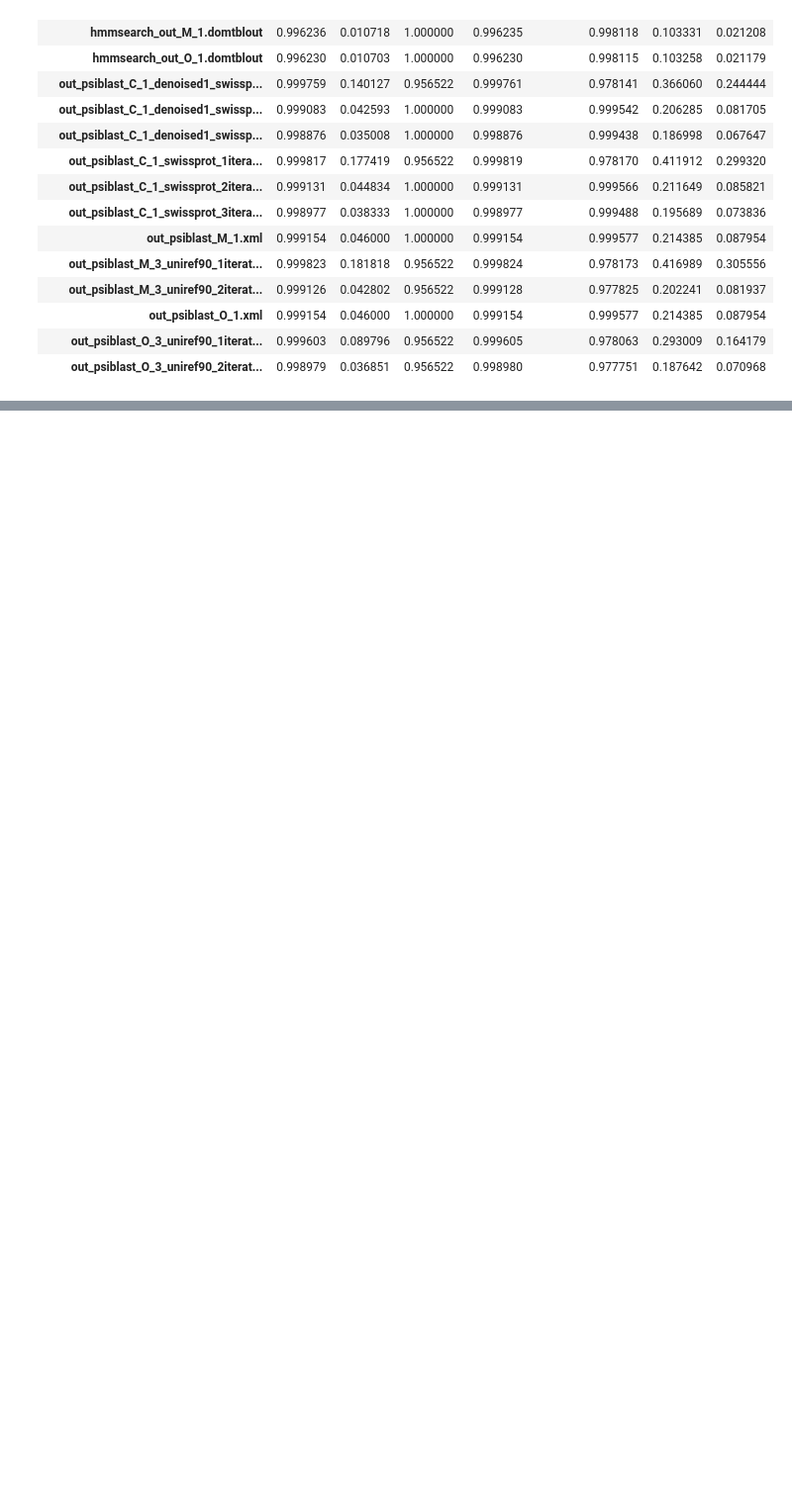
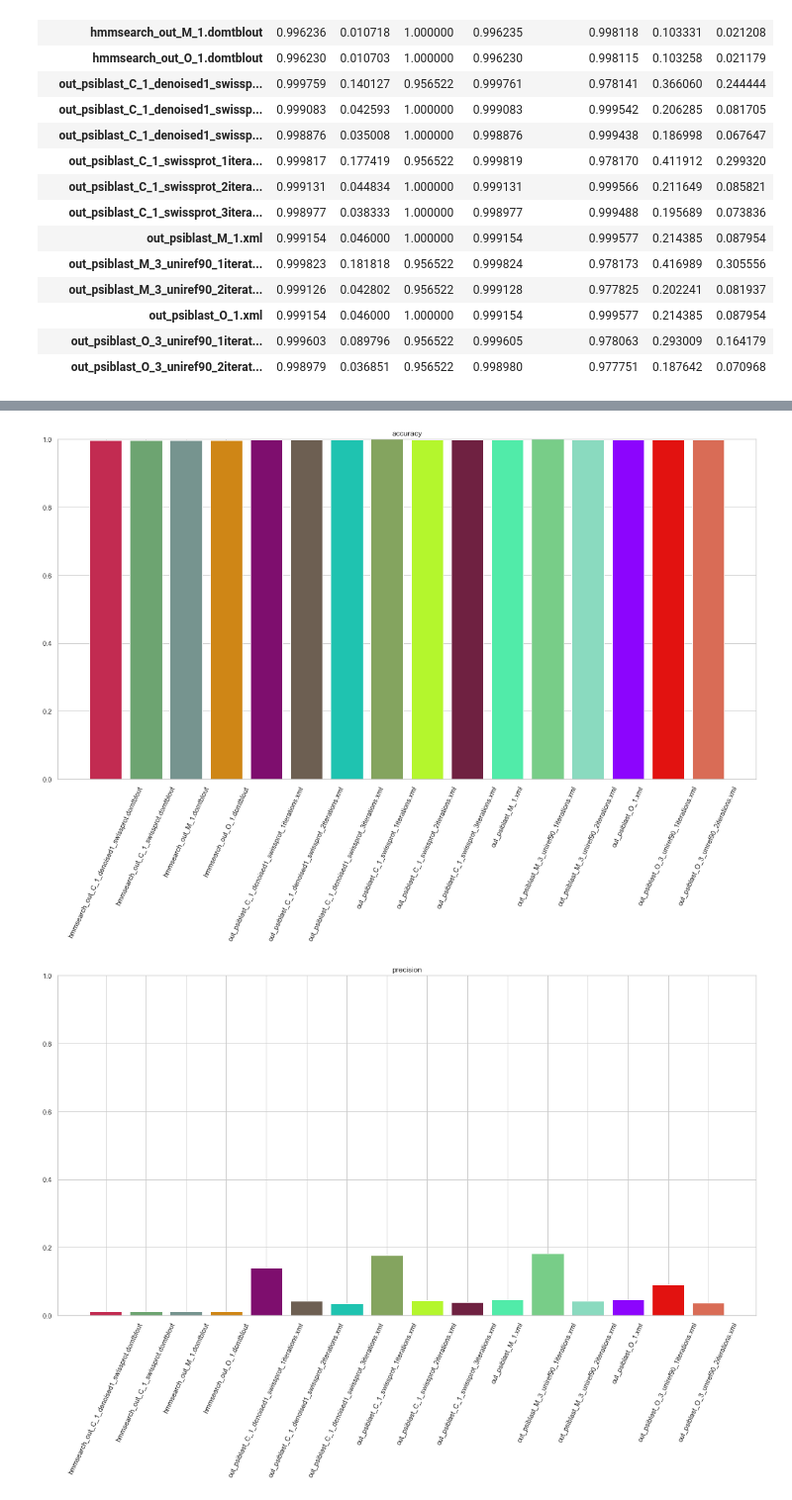
Before and after one commit to AlessandroManente/BD_Project_DS, a Jupyter notebook: Team_1_Project.ipynb, the cells around one changed output, grey strips where cells are left out. Shown at 99% size. Drawn from its saved outputs; the diff is of its cells as text; code cells hidden in the pictures; blank space fills up the shorter version.

Commit message:
Add plots as function

```diff
--- a/Team_1_Project.ipynb
+++ b/Team_1_Project.ipynb
@@ -10,12 +10,6 @@ from bd_addons.interpro_data import *
 from bd_addons.HmmPy import *
 from bd_addons.metrics import *
 from Bio import SearchIO, SeqIO
-import matplotlib.pyplot as plt
-import seaborn as sns
-import numpy as np
-import random
-sns.set_theme()
-sns.set_style("whitegrid")
 
 url = "https://www.ebi.ac.uk/interpro/api/protein/reviewed/entry/pfam/pf03060?format=json"
 # %%
@@ -76,0 +51,5 @@ for i in col:
+# %%
+plot_metrics_8(metrics_df)
+# %% [output]
+[figure, added]
+[figure, added]
```
Also changed, not shown: parts of 3 cells of this notebook, 1 other file.
